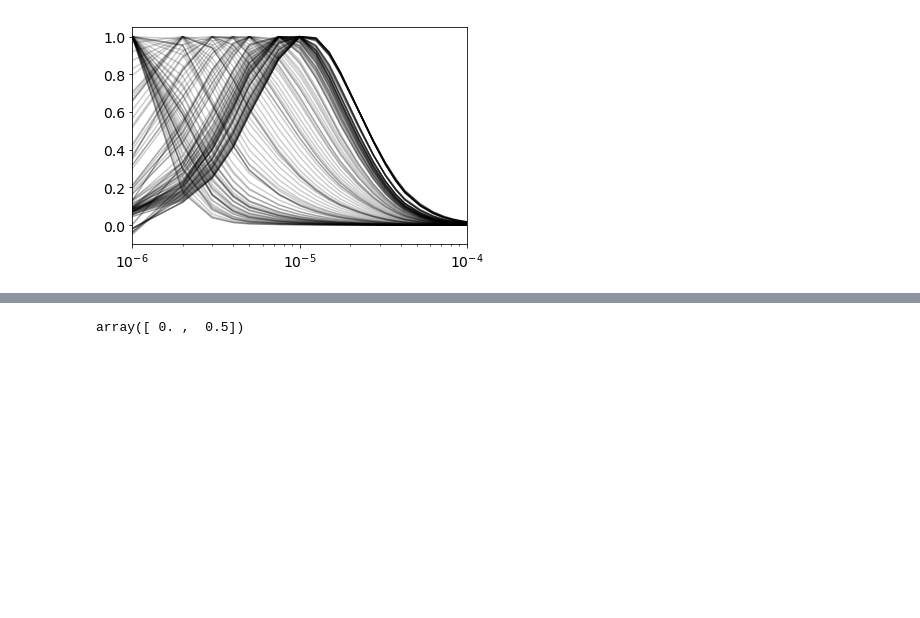
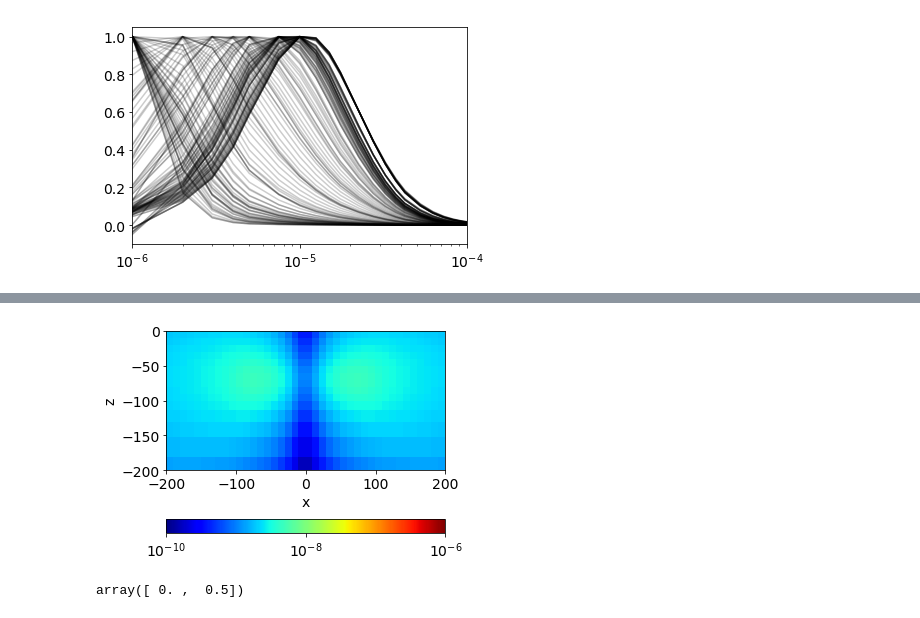
Before and after one commit to sgkang/simpegEMIP, a Jupyter notebook: notebook/TEM_linearization.ipynb, the cells around one changed output, grey strips where cells are left out. Cells and saved outputs as stored; diff of their text form; code cells hidden in the pictures; blank space fills up the shorter version.

```diff
--- a/notebook/TEM_linearization.ipynb
+++ b/notebook/TEM_linearization.ipynb
@@ -198,3 +212,15 @@ plt.gca().set_aspect('equal')
+# %%
+fig, ax  = plt.subplots(1, 1, figsize = (5,6))
+temp = mesh.aveE2CCV*F_ramp[src_ramp,'eSolution', 16]
+temp[temp<1e-10] = 1e-10
+dat = mesh.plotImage(np.log10(abs(temp)), grid=False, mirror=True, ax=ax, clim=(-10, -6))
+cb = plt.colorbar(dat[0], orientation="horizontal", format="10$^{%.0f}$", ticks=[-10, -8, -6])
+plt.xlim(-200, 200)
+plt.ylim(-200, 0)
+plt.gca().set_aspect('equal')
+# plt.tight_layout()
+# %% [output]
+[figure, added]
 # %%
 import SimPEG
 # %%
```
Also changed, not shown: parts of 4 cells of this notebook, 19 other files.
